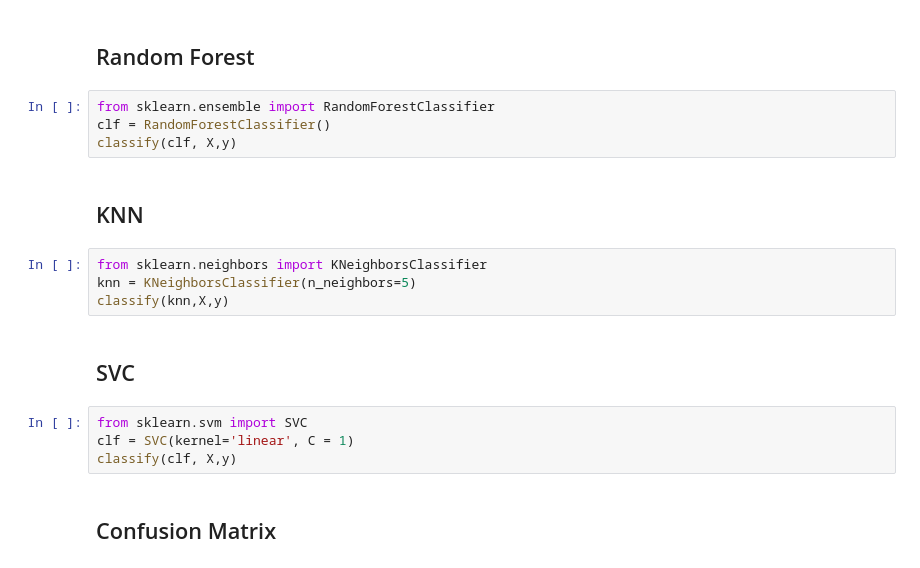
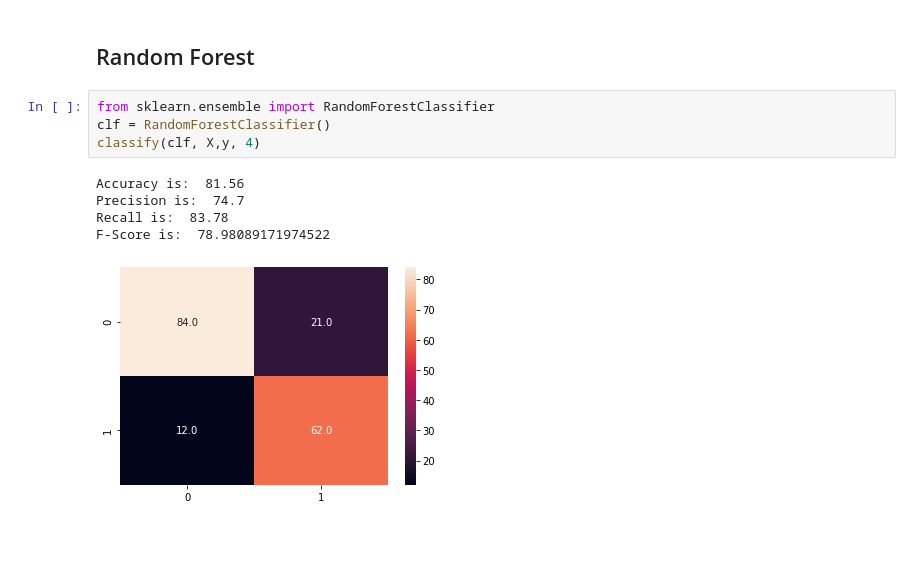
Before and after one commit to chiderac/Titanic-Coursework, a Jupyter notebook: Titanic Coursework.ipynb, the cells around one changed output. Cells and saved outputs as stored; diff of their text form; blank space fills up the shorter version.

```diff
--- a/Titanic Coursework.ipynb
+++ b/Titanic Coursework.ipynb
@@ -1026,18 +1064,10 @@ classify(clf, X,y)
 # %%
 from sklearn.ensemble import RandomForestClassifier
 clf = RandomForestClassifier()
-classify(clf, X,y)
+classify(clf, X,y, 4)
+# %% [output]
+Accuracy is:  81.56
+Precision is:  74.7
+Recall is:  83.78
+F-Score is:  78.98089171974522
+[figure, added]
-# %% [markdown]
-## KNN
-# %%
-from sklearn.neighbors import KNeighborsClassifier
-knn = KNeighborsClassifier(n_neighbors=5)
-classify(knn,X,y)
-# %% [markdown]
-## SVC
-# %%
-from sklearn.svm import SVC
-clf = SVC(kernel='linear', C = 1)
-classify(clf, X,y)
-# %% [markdown]
-## Confusion Matrix
```
Also changed, not shown: parts of 42 cells of this notebook.
